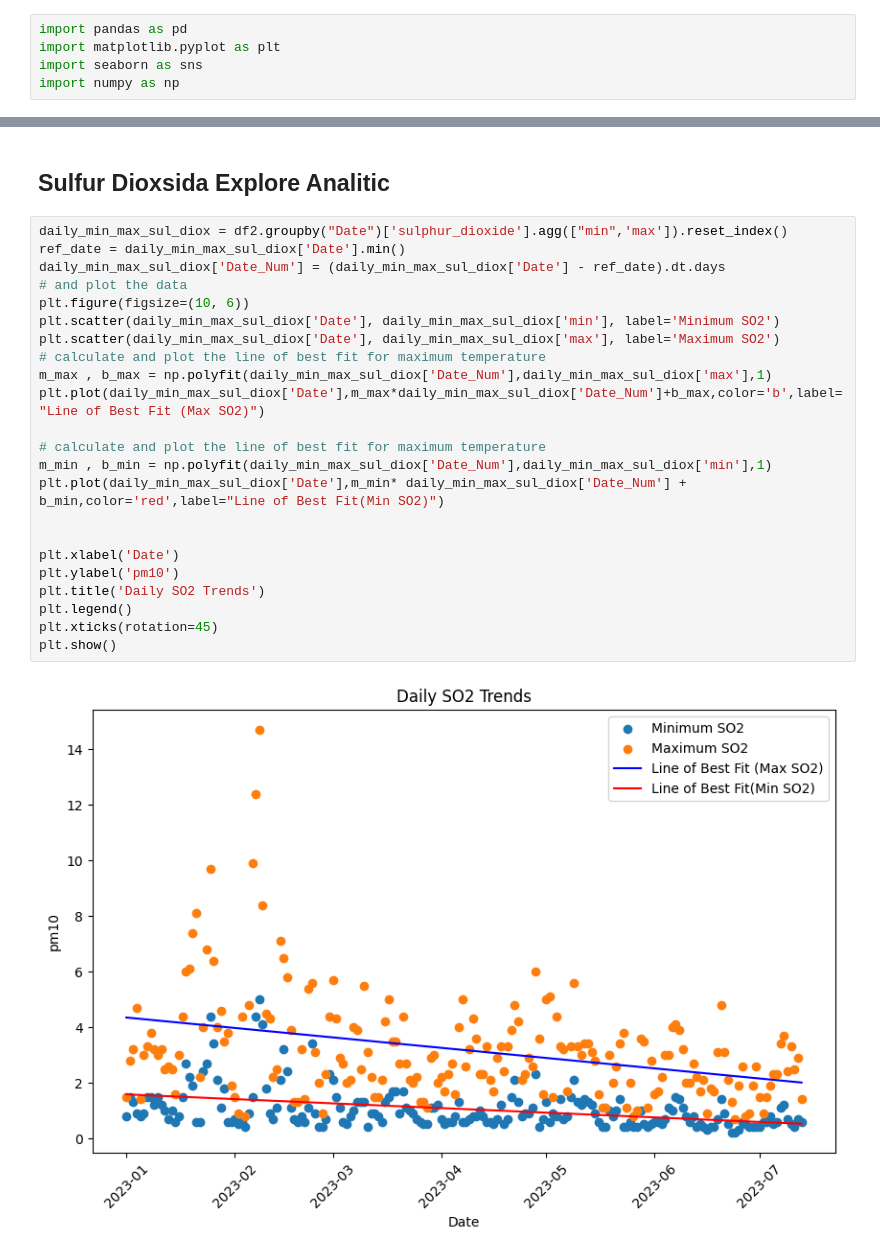
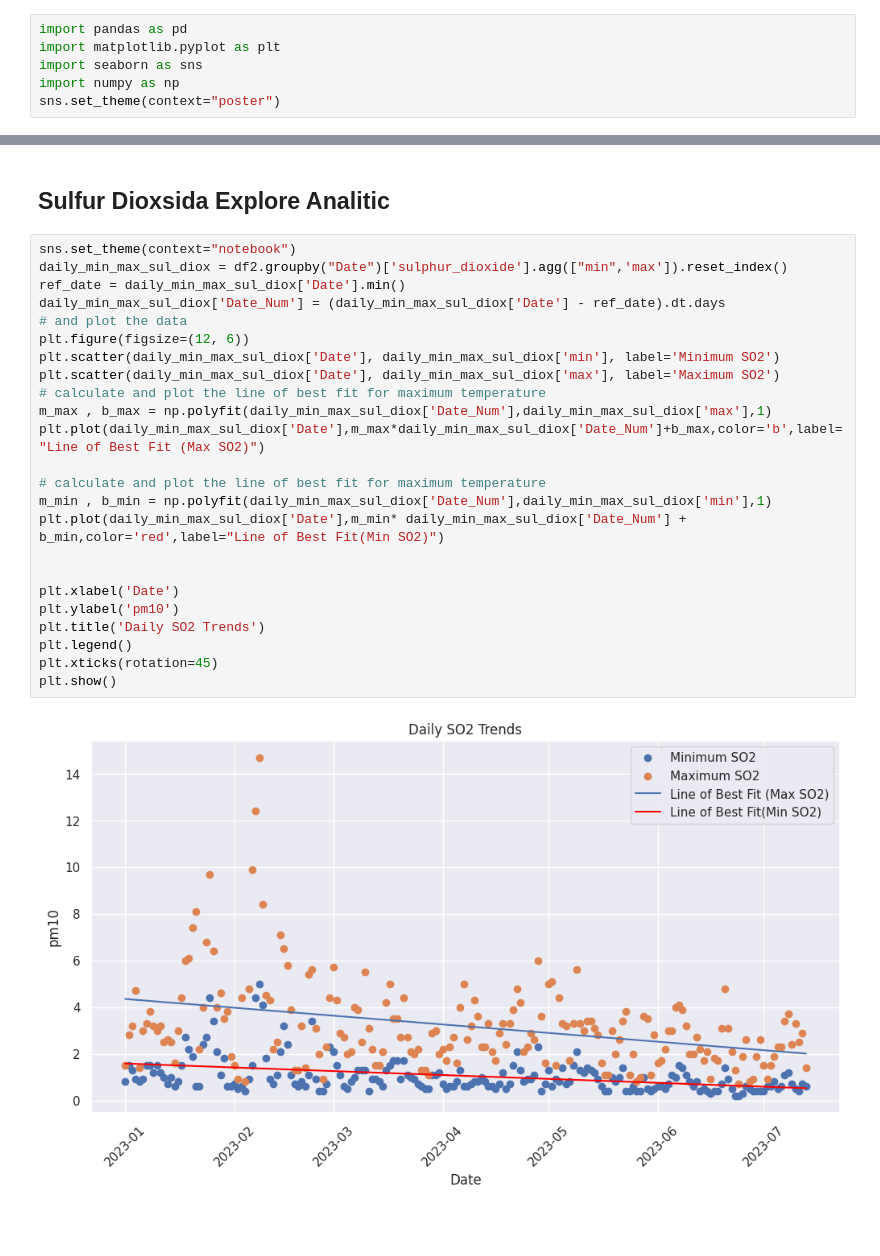
Before and after one commit to kayabaakihiko13/Scrapping_And_Analitic_OpenMeto, a Jupyter notebook: jupyter/eda.ipynb, the cells around one changed output, grey strips where cells are left out. Drawn from its saved outputs; the diff is of its cells as text; blank space fills up the shorter version.

```diff
--- a/jupyter/eda.ipynb
+++ b/jupyter/eda.ipynb
@@ -5,6 +5,7 @@ import pandas as pd
 import matplotlib.pyplot as plt
 import seaborn as sns
 import numpy as np
+sns.set_theme(context="poster")
 # %%
 df = pd.read_csv('../data/air_quality.csv')
 df.head()
@@ -196,27 +197,28 @@ plt.show()
 # %% [markdown]
 ## Sulfur Dioxsida Explore Analitic
 # %%
+sns.set_theme(context="notebook")
 daily_min_max_sul_diox = df2.groupby("Date")['sulphur_dioxide'].agg(["min",'max']).reset_index()
 ref_date = daily_min_max_sul_diox['Date'].min()
 daily_min_max_sul_diox['Date_Num'] = (daily_min_max_sul_diox['Date'] - ref_date).dt.days
 # and plot the data
-plt.figure(figsize=(10, 6))
+plt.figure(figsize=(12, 6))
 plt.scatter(daily_min_max_sul_diox['Date'], daily_min_max_sul_diox['min'], label='Minimum SO2')
 plt.scatter(daily_min_max_sul_diox['Date'], daily_min_max_sul_diox['max'], label='Maximum SO2')
 # calculate and plot the line of best fit for maximum temperature
 m_max , b_max = np.polyfit(daily_min_max_sul_diox['Date_Num'],daily_min_max_sul_diox['max'],1)
 plt.plot(daily_min_max_sul_diox['Date'],m_max*daily_min_max_sul_diox['Date_Num']+b_max,color='b',label="Line of Best Fit (Max SO2)")
 
 # calculate and plot the line of best fit for maximum temperature
 m_min , b_min = np.polyfit(daily_min_max_sul_diox['Date_Num'],daily_min_max_sul_diox['min'],1)
 plt.plot(daily_min_max_sul_diox['Date'],m_min* daily_min_max_sul_diox['Date_Num'] + b_min,color='red',label="Line of Best Fit(Min SO2)")
 
 
 plt.xlabel('Date')
 plt.ylabel('pm10')
 plt.title('Daily SO2 Trends')
 plt.legend()
 plt.xticks(rotation=45)
 plt.show()
 # %% [output]
-[figure, old version]
+[figure, new version]
```
Also changed, not shown: parts of 16 cells of this notebook.
